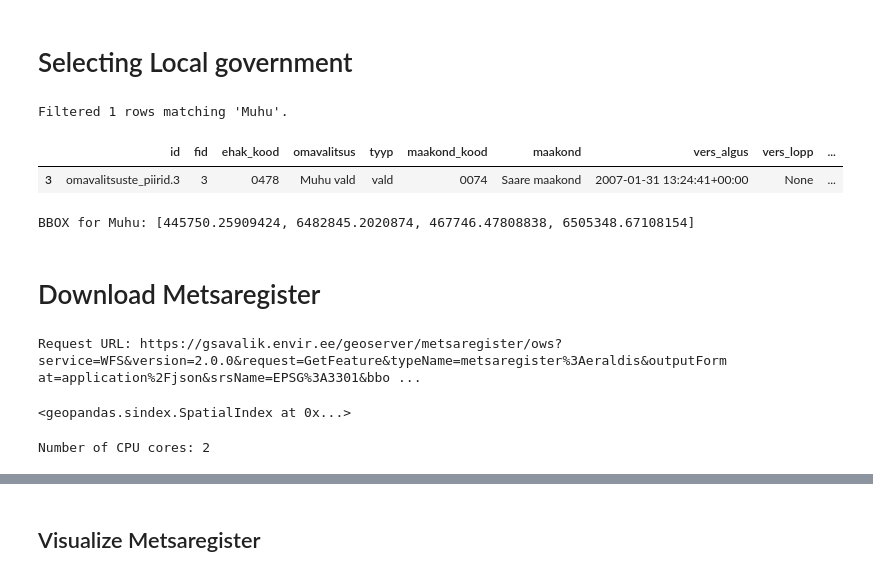
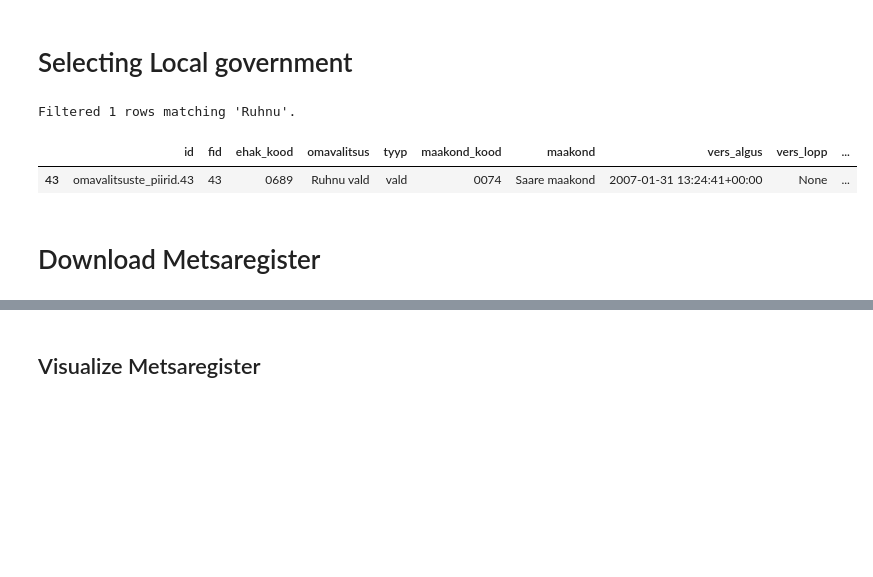
Before and after one commit to taavip/Forest-classification, a Jupyter notebook: work_sample.ipynb, the cells around one changed output, grey strips where cells are left out. Drawn from its saved outputs; the diff is of its cells as text; code cells hidden in the pictures; blank space fills up the shorter version.

```diff
--- a/work_sample.ipynb
+++ b/work_sample.ipynb
@@ -68,44 +162,24 @@ Loaded 79 features from the EHAK layer
 # %% [markdown]
 # Selecting Local government
 # %%
-kov = "Muhu"  # Define the value to filter
+kov = "Ruhnu"  # Define the value to filter by.
 
-# Filter rows where 'omavalitus' contains the value in KOV (case-insensitive)
-kov_filtered_gdf = gdf_kov[gdf_kov['omavalitsus'].str.contains(kov, case=False, na=False)]
+# Filter rows where 'omavalitsus' contains the value in 'kov'
+# (case-insensitive).
+kov_filtered_gdf = gdf_kov[gdf_kov['omavalitsus'].str.contains(
+    kov, case=False, na=False
+)]
+# Get the BBOX of the filtered GeoDataFrame
+bbox = kov_filtered_gdf.total_bounds.tolist()  # Returns [minx, miny, maxx, maxy]
 
+print(f"BBOX for {kov}: {bbox}")
+
+# Print the number of filtered rows and display the filtered GeoDataFrame.
 print(f"Filtered {len(kov_filtered_gdf)} rows matching '{kov}'.")
 kov_filtered_gdf
 # %% [output]
-Filtered 1 rows matching 'Muhu'.
+Filtered 1 rows matching 'Ruhnu'.
 |  | id | fid | ehak_kood | omavalitsus | tyyp | maakond_kood | maakond | vers_algus | vers_lopp | ... |
-| 3 | omavalitsuste_piirid.3 | 3 | 0478 | Muhu vald | vald | 0074 | Saare maakond | 2007-01-31 13:24:41+00:00 | None | ... |
+| 43 | omavalitsuste_piirid.43 | 43 | 0689 | Ruhnu vald | vald | 0074 | Saare maakond | 2007-01-31 13:24:41+00:00 | None | ... |
-# %%
-# Get the BBOX of the filtered GeoDataFrame
-bbox = kov_filtered_gdf.total_bounds.tolist()  # Returns [minx, miny, maxx, maxy]
-
-print(f"BBOX for {kov}: {bbox}")
-# %% [output]
-BBOX for Muhu: [445750.25909424, 6482845.2020874, 467746.47808838, 6505348.67108154]
 # %% [markdown]
 # Download Metsaregister
-# %%
-metsaregister_url = "https://gsavalik.envir.ee/geoserver/metsaregister/ows"
-metsaregister_eraldis_layer = "metsaregister:eraldis"
-
-metsaregister_bbox_gdf = load_wfs_layer(
-    base_url=metsaregister_url,
-    layer_name=metsaregister_eraldis_layer,
-    bbox = bbox
-)
-# Create spatial index
-metsaregister_bbox_gdf.sindex
-# %% [output]
-Request URL: https://gsavalik.envir.ee/geoserver/metsaregister/ows?service=WFS&version=2.0.0&request=GetFeature&typeName=metsaregister%3Aeraldis&outputFormat=application%2Fjson&srsName=EPSG%3A3301&bbo ...
-<geopandas.sindex.SpatialIndex at 0x...>
-# %%
-
-
-num_cores = os.cpu_count()
-print(f"Number of CPU cores: {num_cores}")
-# %% [output]
-Number of CPU cores: 2
```
Also changed, not shown: parts of 40 cells of this notebook.
